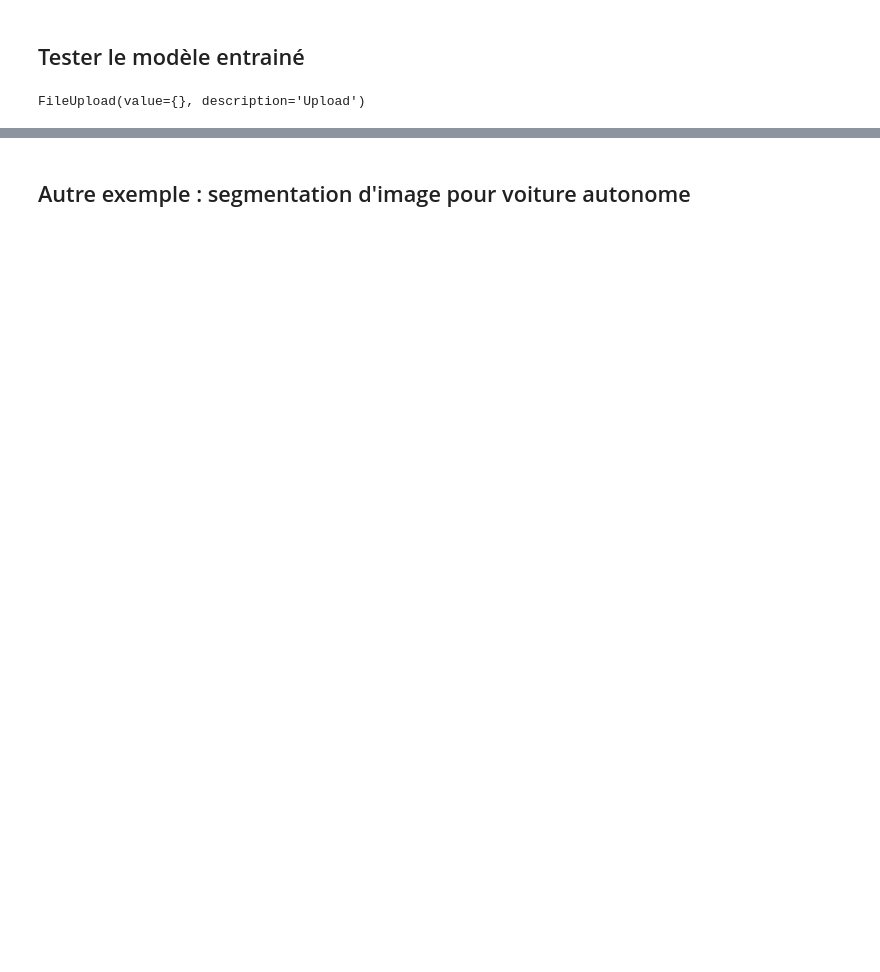
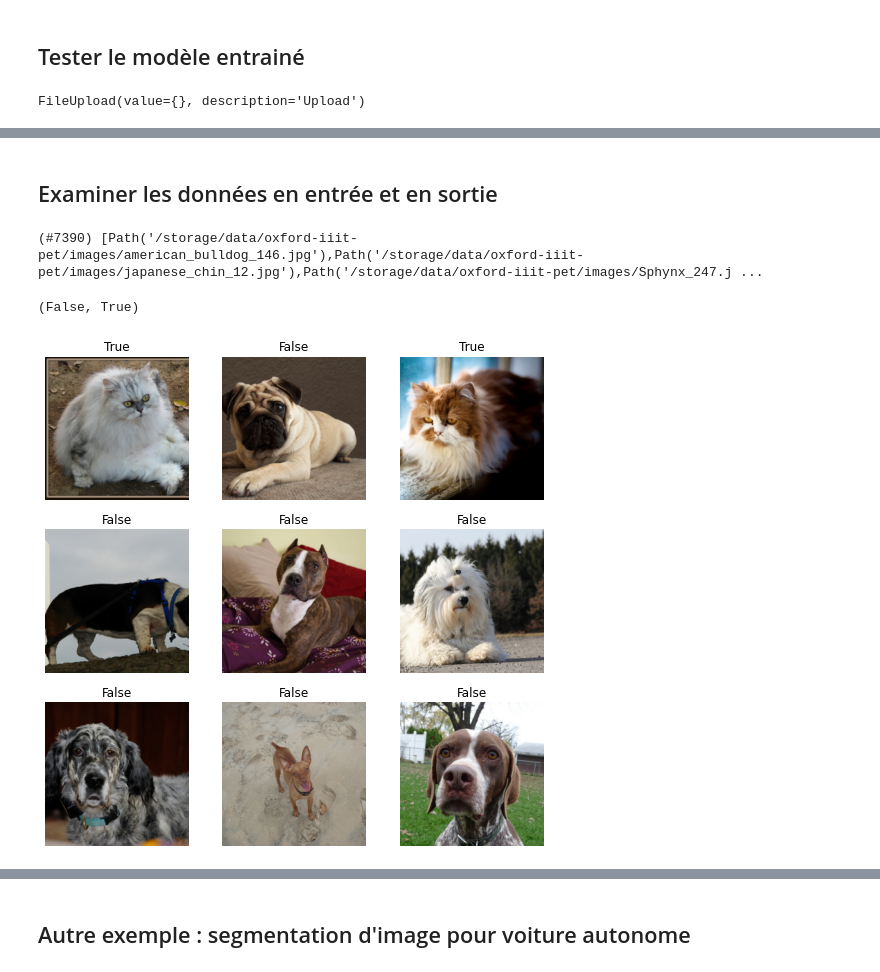
Before and after one commit to laurentprudhon/cours-deeplearning-2020, a Jupyter notebook: notebooks/01_intro.ipynb, the cells around one changed output, grey strips where cells are left out. Saved outputs shown, nothing was run; the diff lists cells and outputs as text; code cells hidden in the pictures; blank space fills up the shorter version.

```diff
--- a/notebooks/01_intro.ipynb
+++ b/notebooks/01_intro.ipynb
@@ -47,0 +70,15 @@ img
+# %% [markdown]
+## Examiner les données en entrée et en sortie
+# %%
+files = get_image_files(path)
+files
+# %% [output]
+(#7390) [Path('/storage/data/oxford-iiit-pet/images/american_bulldog_146.jpg'),Path('/storage/data/oxford-iiit-pet/images/japanese_chin_12.jpg'),Path('/storage/data/oxford-iiit-pet/images/Sphynx_247.j ...
+# %%
+is_cat(files[0].name),is_cat(files[2].name)
+# %% [output]
+(False, True)
+# %%
+dls.show_batch()
+# %% [output]
+[figure, added]
```
Also changed, not shown: parts of 36 cells of this notebook, 7 other files.
